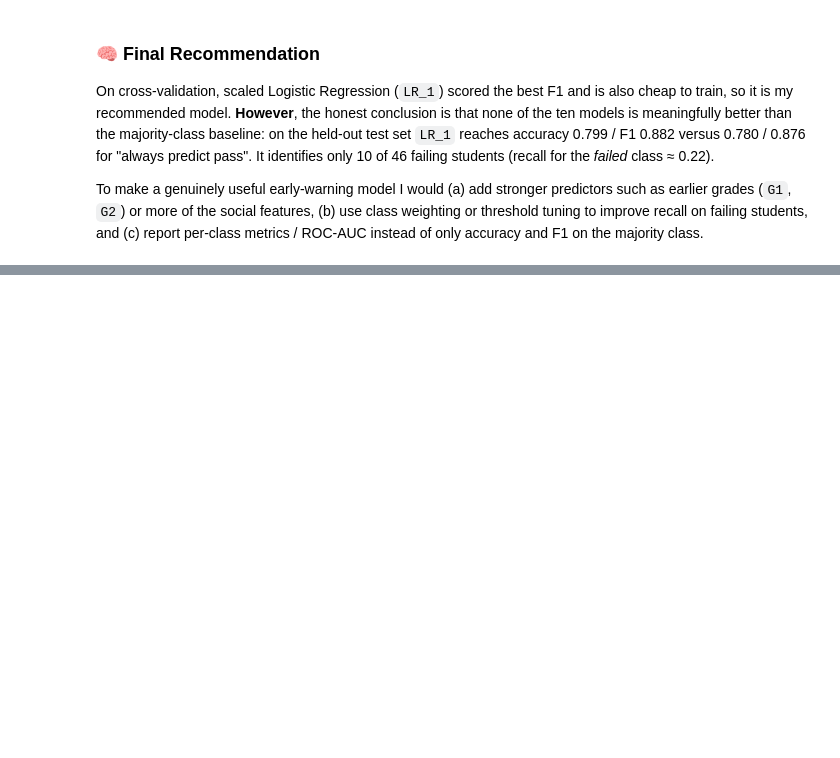
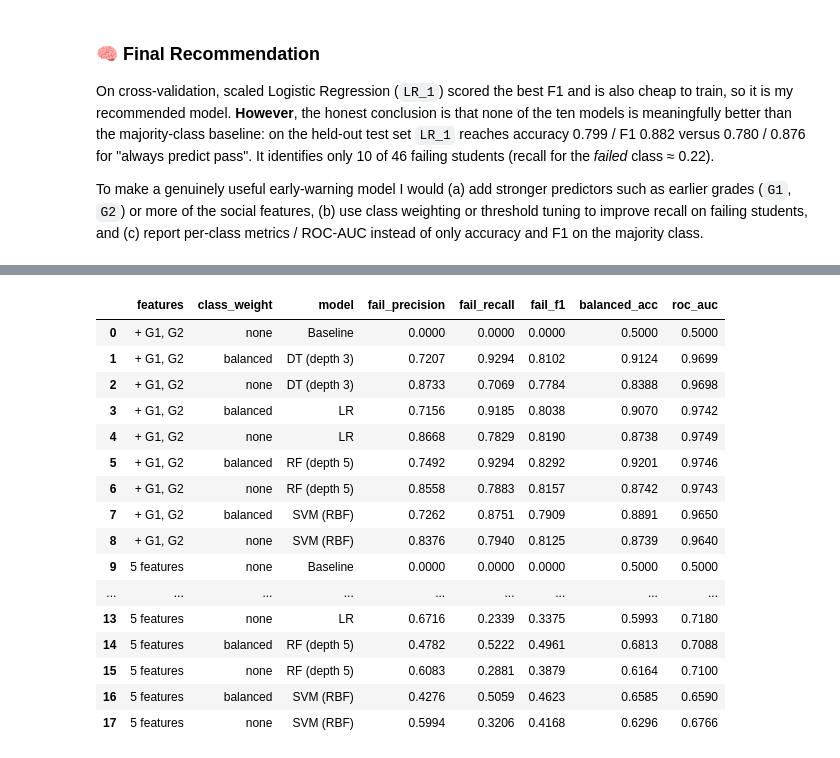
Before and after one commit to ImanDashtpeyma/DSHI-VT2025, a Jupyter notebook: student-success-classification.ipynb, the cells around one changed output, grey strips where cells are left out. Cells and saved outputs as stored; diff of their text form; code cells hidden in the pictures; blank space fills up the shorter version.

Commit message:
Add Scenario 2: class weighting and G1/G2 features for failing-student recall

```diff
--- a/student-success-classification.ipynb
+++ b/student-success-classification.ipynb
@@ -515,0 +523,57 @@ To make a genuinely useful early-warning model I would (a) add stronger predicto
+# %%
+from sklearn.metrics import make_scorer, precision_score, recall_score, f1_score
+
+# Same rows / same split as Scenario 1; only the feature set differs
+X2_df = X_df.copy()
+X2_df[['G1', 'G2']] = df[['G1', 'G2']].values
+X2_train, X2_test = X2_df.loc[X_train.index], X2_df.loc[X_test.index]
+
+# Metrics for the *failed* class (label 0)
+fail_scoring = {
+    'fail_precision': make_scorer(precision_score, pos_label=0, zero_division=0),
+    'fail_recall':    make_scorer(recall_score, pos_label=0),
+    'fail_f1':        make_scorer(f1_score, pos_label=0),
+    'balanced_acc':   'balanced_accuracy',
+    'roc_auc':        'roc_auc',
+}
+
+def make_models(weighted):
+    cw = 'balanced' if weighted else None
+    return {
+        "Baseline":  DummyClassifier(strategy="most_frequent"),
+        "LR":  make_pipeline(StandardScaler(), LogisticRegression(C=1.0, max_iter=1000, class_weight=cw)),
+        "SVM (RBF)": make_pipeline(StandardScaler(), SVC(kernel='rbf', C=10.0, class_weight=cw)),
+        "DT (depth 3)": DecisionTreeClassifier(max_depth=3, random_state=42, class_weight=cw),
+        "RF (depth 5)": RandomForestClassifier(n_estimators=50, max_depth=5, random_state=42, class_weight=cw),
+    }
+
+rows = []
+for feat_name, Xtr in [("5 features", X_train), ("+ G1, G2", X2_train)]:
+    for weighted in (False, True):
+        for name, clf in make_models(weighted).items():
+            if name == "Baseline" and weighted:
+                continue
+            s = cross_validate(clf, Xtr, y_train, cv=cv, scoring=fail_scoring)
+            rows.append({'features': feat_name, 'class_weight': 'balanced' if weighted else 'none', 'model': name,
+                         **{k.replace('test_', ''): round(np.mean(v), 4) for k, v in s.items() if k.startswith('test_')}})
+
+scen2_df = pd.DataFrame(rows)
+scen2_df.sort_values(['features', 'model', 'class_weight']).reset_index(drop=True)
+# %% [output]
+|  | features | class_weight | model | fail_precision | fail_recall | fail_f1 | balanced_acc | roc_auc |
+| 0 | + G1, G2 | none | Baseline | 0.0000 | 0.0000 | 0.0000 | 0.5000 | 0.5000 |
+| 1 | + G1, G2 | balanced | DT (depth 3) | 0.7207 | 0.9294 | 0.8102 | 0.9124 | 0.9699 |
+| 2 | + G1, G2 | none | DT (depth 3) | 0.8733 | 0.7069 | 0.7784 | 0.8388 | 0.9698 |
+| 3 | + G1, G2 | balanced | LR | 0.7156 | 0.9185 | 0.8038 | 0.9070 | 0.9742 |
+| 4 | + G1, G2 | none | LR | 0.8668 | 0.7829 | 0.8190 | 0.8738 | 0.9749 |
+| 5 | + G1, G2 | balanced | RF (depth 5) | 0.7492 | 0.9294 | 0.8292 | 0.9201 | 0.9746 |
+| 6 | + G1, G2 | none | RF (depth 5) | 0.8558 | 0.7883 | 0.8157 | 0.8742 | 0.9743 |
+| 7 | + G1, G2 | balanced | SVM (RBF) | 0.7262 | 0.8751 | 0.7909 | 0.8891 | 0.9650 |
+| 8 | + G1, G2 | none | SVM (RBF) | 0.8376 | 0.7940 | 0.8125 | 0.8739 | 0.9640 |
+| 9 | 5 features | none | Baseline | 0.0000 | 0.0000 | 0.0000 | 0.5000 | 0.5000 |
+| ... | ... | ... | ... | ... | ... | ... | ... | ... |
+| 13 | 5 features | none | LR | 0.6716 | 0.2339 | 0.3375 | 0.5993 | 0.7180 |
+| 14 | 5 features | balanced | RF (depth 5) | 0.4782 | 0.5222 | 0.4961 | 0.6813 | 0.7088 |
+| 15 | 5 features | none | RF (depth 5) | 0.6083 | 0.2881 | 0.3879 | 0.6164 | 0.7100 |
+| 16 | 5 features | balanced | SVM (RBF) | 0.4276 | 0.5059 | 0.4623 | 0.6585 | 0.6590 |
+| 17 | 5 features | none | SVM (RBF) | 0.5994 | 0.3206 | 0.4168 | 0.6296 | 0.6766 |
```
Also changed, not shown: parts of 6 cells of this notebook, 1 other file.
